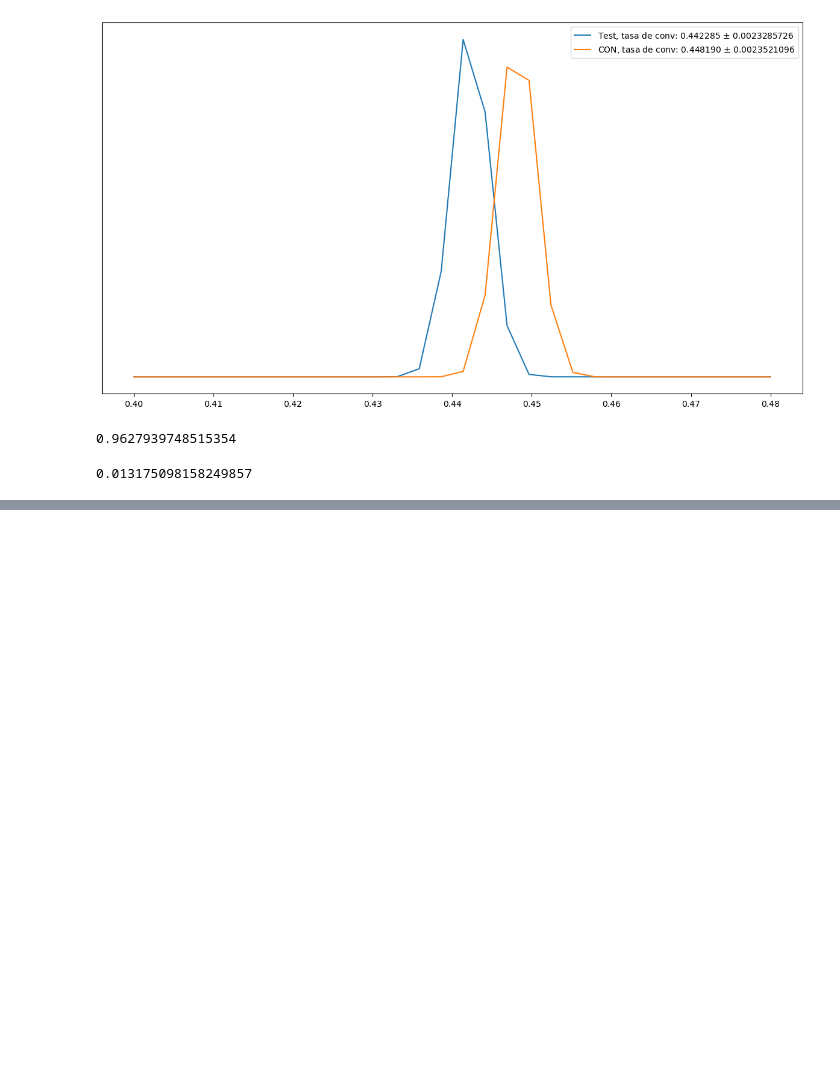
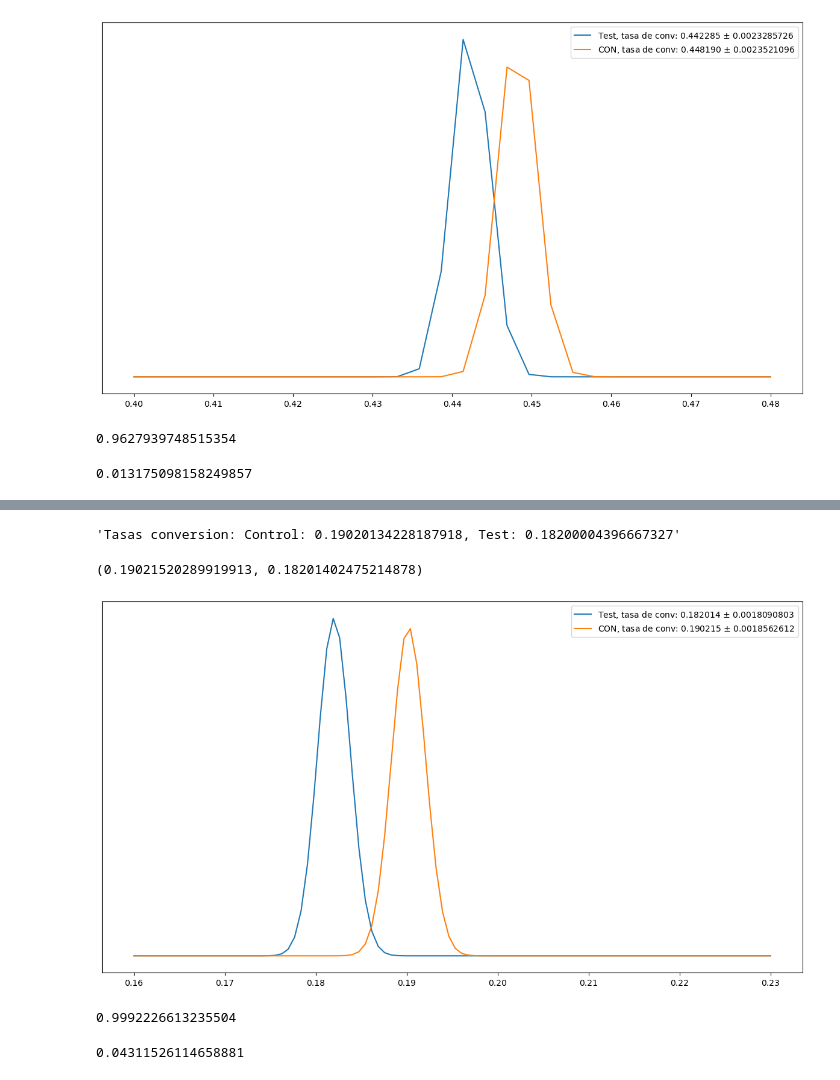
Before and after one commit to Ironhack-Data-Madrid-Octubre-2023/6.4-lab_ab_testing, a Jupyter notebook: lab-ab-test.ipynb, the cells around one changed output, grey strips where cells are left out. Cells and saved outputs as stored; diff of their text form; code cells hidden in the pictures; blank space fills up the shorter version.

```diff
--- a/lab-ab-test.ipynb
+++ b/lab-ab-test.ipynb
@@ -160,0 +176,56 @@ salto
+# %%
+imps_ctrl, convs_ctrl = 44700, 8502
+
+imps_test, convs_test = 45489, 8279
+# %%
+CR_ctrl = convs_ctrl/imps_ctrl
+CR_test = convs_test/imps_test
+
+f'Tasas conversion: Control: {CR_ctrl}, Test: {CR_test}'
+# %% [output]
+'Tasas conversion: Control: 0.19020134228187918, Test: 0.18200004396667327'
+# %%
+a_C, b_C = 1+convs_ctrl, 1+imps_ctrl-convs_ctrl
+
+a_T, b_T = 1+convs_test, 1+imps_test-convs_test
+
+
+beta_control = beta(a_C, b_C)
+
+beta_test = beta(a_T, b_T)
+# %%
+# dato muy parecido a la conversion, pero diferente
+beta_control.mean(), beta_test.mean()
+# %% [output]
+(0.19021520289919913, 0.18201402475214878)
+# %%
+x=np.linspace(0.16, 0.23, 100)
+
+def plot(betas, nombres):
+
+    for bet, nom in zip(betas, nombres):
+
+        y=bet.pdf(x)
+        y_media=bet.mean()
+        y_std=bet.std()
+
+        plt.plot(x, y, label='{}, tasa de conv: {:.6f} $\pm$ {:.10f}'.format(nom, y_media, y_std))
+        plt.yticks([])
+
+
+    plt.legend()
+    plt.show();
+# %%
+plot([beta_test, beta_control], ['Test', 'CON'])
+# %% [output]
+[figure, added]
+# %%
+bayes.calc_prob(beta_control,beta_test)
+# %% [output]
+0.9992226613235504
+# %%
+salto = (beta_control.mean() - beta_test.mean())/beta_control.mean()
+
+salto
+# %% [output]
+0.04311526114658881
```
Also changed, not shown: parts of 5 cells of this notebook.
